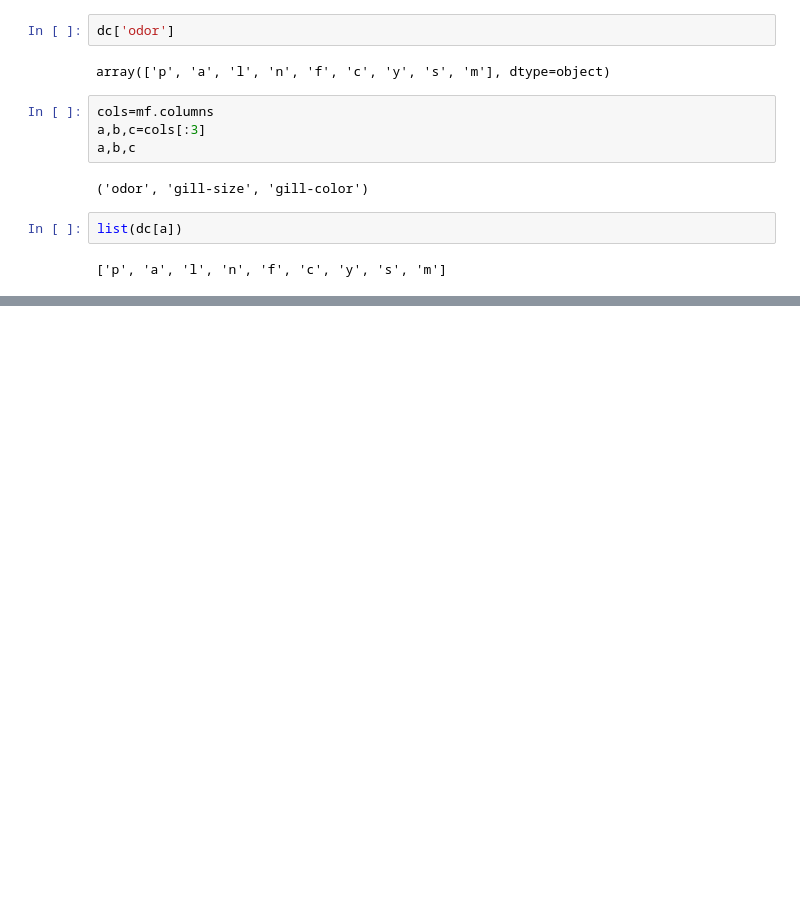
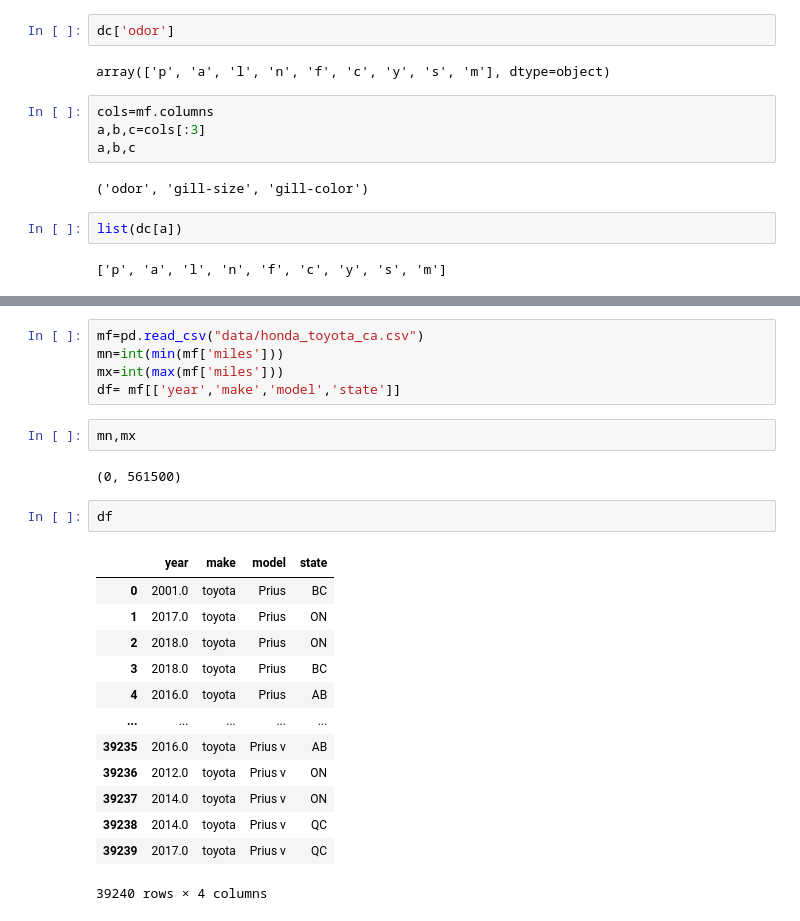
Before and after one commit to ShafaetUllah032/Streamlit_Deployment, a Jupyter notebook: NOTEBOOK/101 Cocurricular .ipynb, the cells around one changed output, grey strips where cells are left out. Drawn from its saved outputs; the diff is of its cells as text; blank space fills up the shorter version.

Commit message:
end of session state

```diff
--- a/NOTEBOOK/101 Cocurricular .ipynb
+++ b/NOTEBOOK/101 Cocurricular .ipynb
@@ -238,0 +317,25 @@ list(dc[a])
+# %%
+mf=pd.read_csv("data/honda_toyota_ca.csv")
+mn=int(min(mf['miles']))
+mx=int(max(mf['miles']))
+df= mf[['year','make','model','state']]
+# %%
+mn,mx
+# %% [output]
+(0, 561500)
+# %%
+df
+# %% [output]
+|  | year | make | model | state |
+| 0 | 2001.0 | toyota | Prius | BC |
+| 1 | 2017.0 | toyota | Prius | ON |
+| 2 | 2018.0 | toyota | Prius | ON |
+| 3 | 2018.0 | toyota | Prius | BC |
+| 4 | 2016.0 | toyota | Prius | AB |
+| ... | ... | ... | ... | ... |
+| 39235 | 2016.0 | toyota | Prius v | AB |
+| 39236 | 2012.0 | toyota | Prius v | ON |
+| 39237 | 2014.0 | toyota | Prius v | ON |
+| 39238 | 2014.0 | toyota | Prius v | QC |
+| 39239 | 2017.0 | toyota | Prius v | QC |
+39240 rows × 4 columns
```
Also changed, not shown: parts of 12 cells of this notebook, 5 other files.
